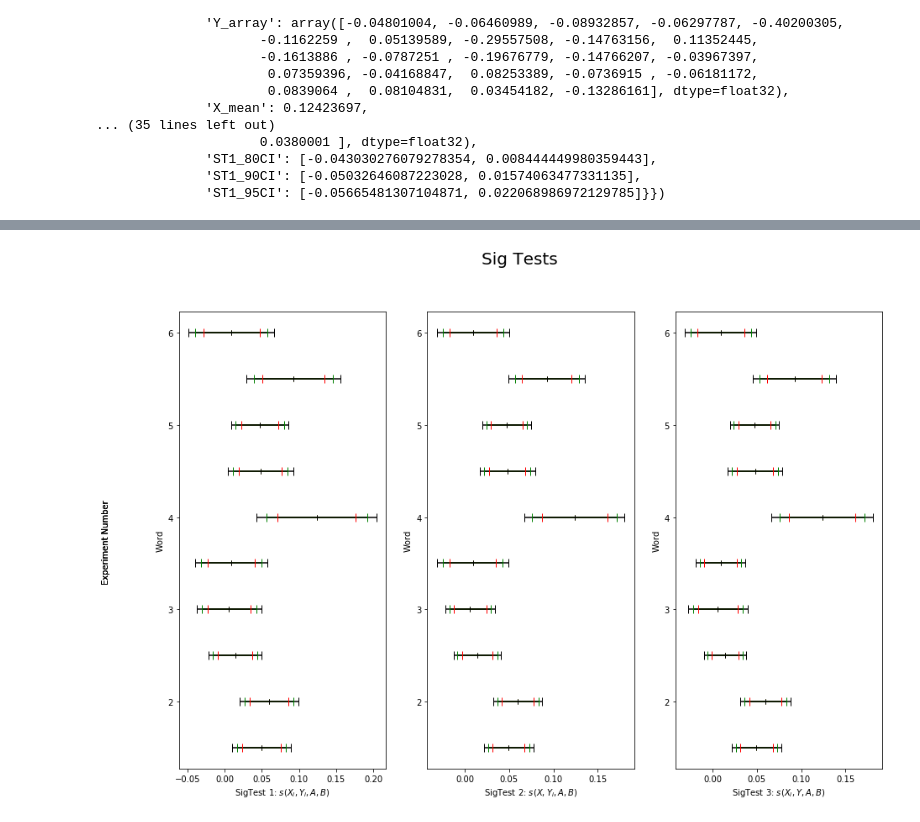
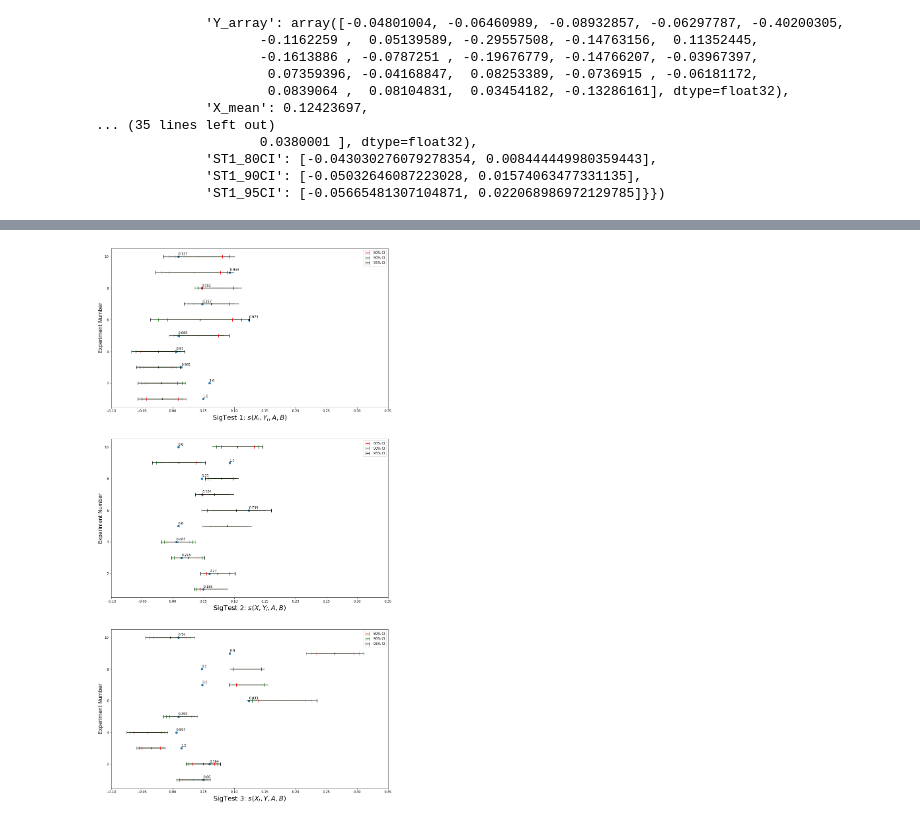
Before and after one commit to danieljsmarda/first-order-cooccurrence-metric-experiments, a Jupyter notebook: notebooks/SigTestVisualization.ipynb, the cells around one changed output, grey strips where cells are left out. Drawn from its saved outputs; the diff is of its cells as text; code cells hidden in the pictures.

Commit message:
Add anotations to dist plot

```diff
--- a/notebooks/SigTestVisualization.ipynb
+++ b/notebooks/SigTestVisualization.ipynb
@@ -67,7 +67,13 @@ defaultdict(dict,
 def get_error(dist, interval_size):
     '''Interval size should be 0<x<1'''
     loc = np.mean(dist)
-    scale = np.std(dist)
-    return loc - norm.ppf((1-interval_size)/2, loc=loc, scale=scale)
+    scale = np.std(dist, ddof=1)
+    err = loc - norm.ppf((1-interval_size)/2, loc=loc, scale=scale)
+    return err
+# %%
+def get_p_value(dist, test_statistic):
+    loc = np.mean(dist)
+    scale = np.std(dist, ddof=1)
+    return norm.cdf(test_statistic, loc=loc, scale=scale)
 # %%
 def add_axes_obj_labels(ax, test_num):
@@ -81,0 +88,6 @@ def add_axes_obj_labels(ax, test_num):
+# %%
+def annotate_points(ax, txt_array, x_array, y):
+    POINT_FONT_SIZE = 10
+    NUM_DECIMALS = 3
+    for i in range(10):
+        ax.annotate(np.round(txt_array[i], NUM_DECIMALS), (x_array[i], y[i]), fontsize=POINT_FONT_SIZE)
@@ -82,17 +131,31 @@ def add_axes_obj_labels(ax, test_num):
 # %%
-fig, axs = plt.subplots(1,3, figsize=(15,10))
+# Whiskers
+fig, axs = plt.subplots(3,1, figsize=(15,30))
+X_AXIS_LIMITS = [-0.1, 0.35]
+Y_ANNOTATION_OFFSET = 0.1
+exp_nums = [i for i in range(1,11)]
+
 for test_num in range(1,4):
     ax = axs[test_num - 1]
-    x = [results_dict[i]['second']['test_statistic'] for i in range(1,11)]
+    test_stats = [results_dict[exp_num]['second']['test_statistic'] for exp_num in exp_nums]
+    means = [np.mean(results_dict[exp_num]['second'][f'sigtest_dist_{test_num}']) for exp_num in exp_nums]
     y = [i for i in range(1,11)]
-    errors_80 = [get_error(results_dict[i]['second'][f'sigtest_dist_{test_num}'], 0.8) for i in range(1,11)]
-    errors_90 = [get_error(results_dict[i]['second'][f'sigtest_dist_{test_num}'], 0.9) for i in range(1,11)]
-    errors_95 = [get_error(results_dict[i]['second'][f'sigtest_dist_{test_num}'], 0.95) for i in range(1,11)]
-    ax.errorbar(x, y, xerr=errors_80, fmt='|', color='r', capsize=5, label='80% CI')
-    ax.errorbar(x, y, xerr=errors_90, fmt='|', color='g', capsize=5, label='90% CI')
-    ax.errorbar(x, y, xerr=errors_95, fmt='|', color='k', capsize=5, label='95% CI')
-    fig.suptitle('Sig Tests', fontsize=20)
-    fig.text(0.04, 0.5, 'Experiment Number', va='center', rotation='vertical')
+    errors_80 = [get_error(results_dict[exp_num]['second'][f'sigtest_dist_{test_num}'], 0.8) for exp_num in exp_nums]
+    errors_90 = [get_error(results_dict[exp_num]['second'][f'sigtest_dist_{test_num}'], 0.9) for exp_num in exp_nums]
+    errors_95 = [get_error(results_dict[exp_num]['second'][f'sigtest_dist_{test_num}'], 0.95) for exp_num in exp_nums]
+
+    ax.errorbar(means, y, xerr=errors_80, fmt='|', color='r', capsize=5, label='80% CI')
+    ax.errorbar(means, y, xerr=errors_90, fmt='|', color='g', capsize=5, label='90% CI')
+    ax.errorbar(means, y, xerr=errors_95, fmt='|', color='k', capsize=5, label='95% CI')
+    ax.scatter(test_stats, y)
+    dists = [results_dict[exp_num]['second'][f'sigtest_dist_{test_num}'] for exp_num in exp_nums]
+    ax.set_xlim(X_AXIS_LIMITS)
+    #fig.suptitle('Sig Tests', fontsize=20)
+    #fig.text(0.04, 0.5, 'Experiment Number', va='center', rotation='vertical', fontsize=20)
+    p_values = [get_p_value(results_dict[exp_num]['second'][f'sigtest_dist_{test_num}'], test_stats[exp_num-1]) \
+                            for exp_num in exp_nums]
+    annotate_points(ax, p_values, test_stats, [c+Y_ANNOTATION_OFFSET for c in y])
     add_axes_obj_labels(ax, test_num)
+    ax.legend()
 # %% [output]
-[figure, old version]
+[figure, new version]
```
Also changed, not shown: parts of 3 cells of this notebook, 1 other file.
